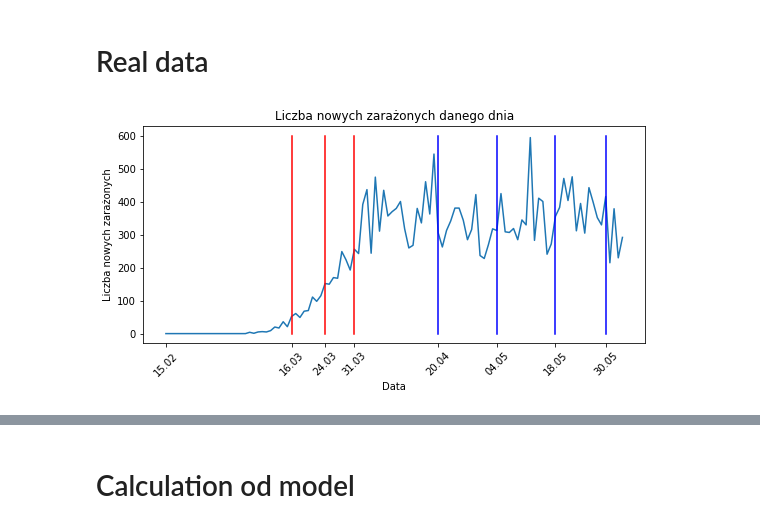
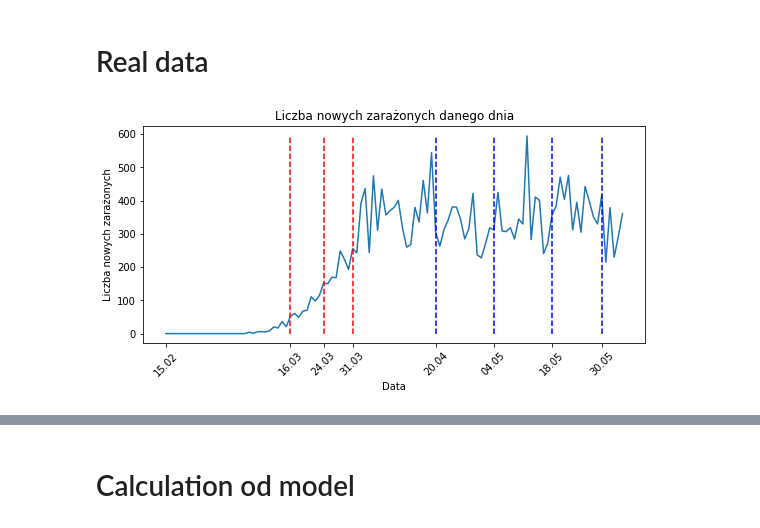
Before and after one commit to MarBry111/SIR_Poland_COVID19, a Jupyter notebook: SIR.ipynb, the cells around one changed output, grey strips where cells are left out. Drawn from its saved outputs; the diff is of its cells as text; code cells hidden in the pictures.

Commit message:
small changes in code - trying to estimate SIR and real data

```diff
--- a/SIR.ipynb
+++ b/SIR.ipynb
@@ -24,7 +25,7 @@ Use regexp to get this kind of data: <br>
 &emsp; lineWidth: 5,<br>
 &emsp; data: [ numbers ]
 # %%
-names = re.findall(r'series: \[\{\s*name: \'([a-zA-Z\s ]*)\'[a-zA-Z\#0-9\s\n\,\.\'\: ]*data: \[([0-9\,\s\.null ]*)\]', page.text)
+names = re.findall(r'series: \[\{\s*name: \'([a-zA-Z\s ]*)\'[a-zA-Z\#0-9\s\n\,\.\'\:\- ]*data: \[([0-9\,\s\.null ]*)\]', page.text)
 # %% [markdown]
 Split names and data
 # %%
@@ -74,5 +84,11 @@ dates[0]
 # %% [markdown]
 # Real data
+# %%
+Itotal = datas[0]
+Idaily = datas[4]
+Dtotal = datas[-3]
+Ddaily = datas[-2]
+Rtotal = np.cumsum(Idaily)-Itotal-Dtotal
 # %%
 #restrictions
 r0 = dates.index('Mar 16')
@@ -85,22 +101,23 @@ f2 = dates.index('May 18')
 f3 = dates.index('May 30')
 # %%
 plt.figure(figsize=(9,4))
-plt.plot(datas[4])
-plt.plot([r0,r0],[0,600], c='r')
-plt.plot([r1,r1],[0,600], c='r')
-plt.plot([r2,r2],[0,600], c='r')
-plt.plot([f0,f0],[0,600], c='b')
-plt.plot([f1,f1],[0,600], c='b')
-plt.plot([f2,f2],[0,600], c='b')
-plt.plot([f3,f3],[0,600], c='b')
+plt.plot(Idaily)
+mx = np.ceil(np.max(Idaily))
+plt.plot([r0,r0],[0,mx], 'r--')
+plt.plot([r1,r1],[0,mx], 'r--')
+plt.plot([r2,r2],[0,mx], 'r--')
+plt.plot([f0,f0],[0,mx], 'b--')
+plt.plot([f1,f1],[0,mx], 'b--')
+plt.plot([f2,f2],[0,mx], 'b--')
+plt.plot([f3,f3],[0,mx], 'b--')
 
 my_xticks = ['15.02','16.03','24.03','31.03','20.04','04.05','18.05','30.05']
 x = [0,r0,r1,r2,f0,f1,f2,f3]
 plt.xticks(x, my_xticks, rotation=45)
 
 plt.title('Liczba nowych zarażonych danego dnia')
 plt.xlabel('Data')
 plt.ylabel('Liczba nowych zarażonych')
 plt.savefig('images/poland.png', bbox_inches='tight')
 # %% [output]
-[figure, old version]
+[figure, new version]
```
Also changed, not shown: parts of 13 cells of this notebook.
